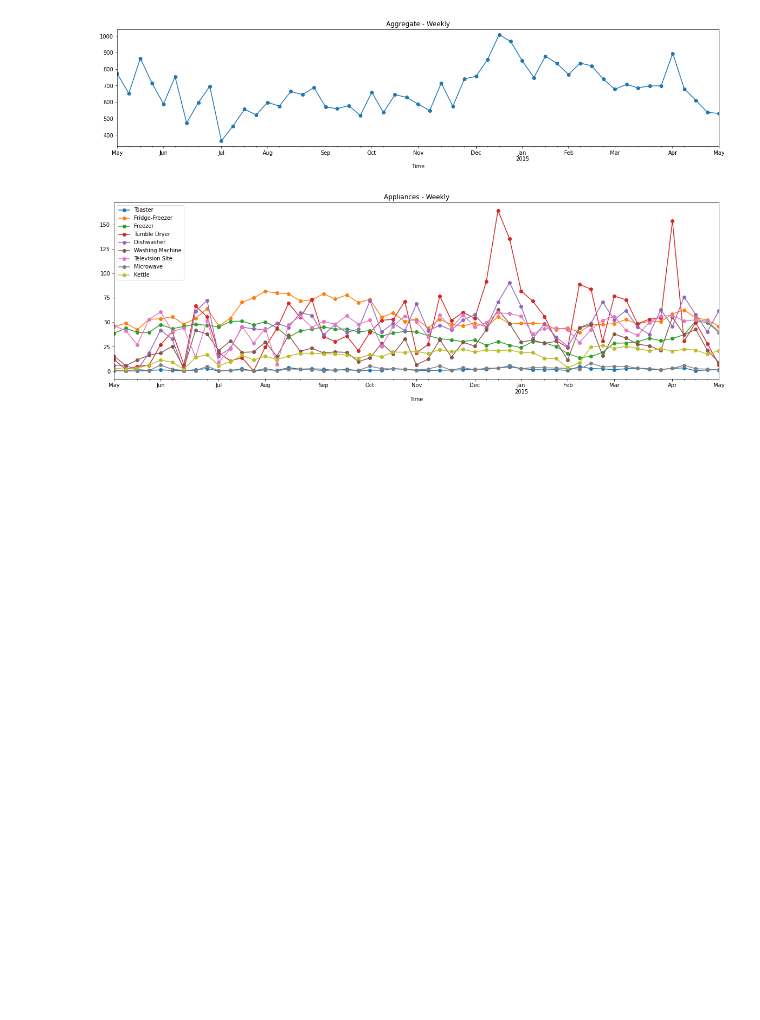
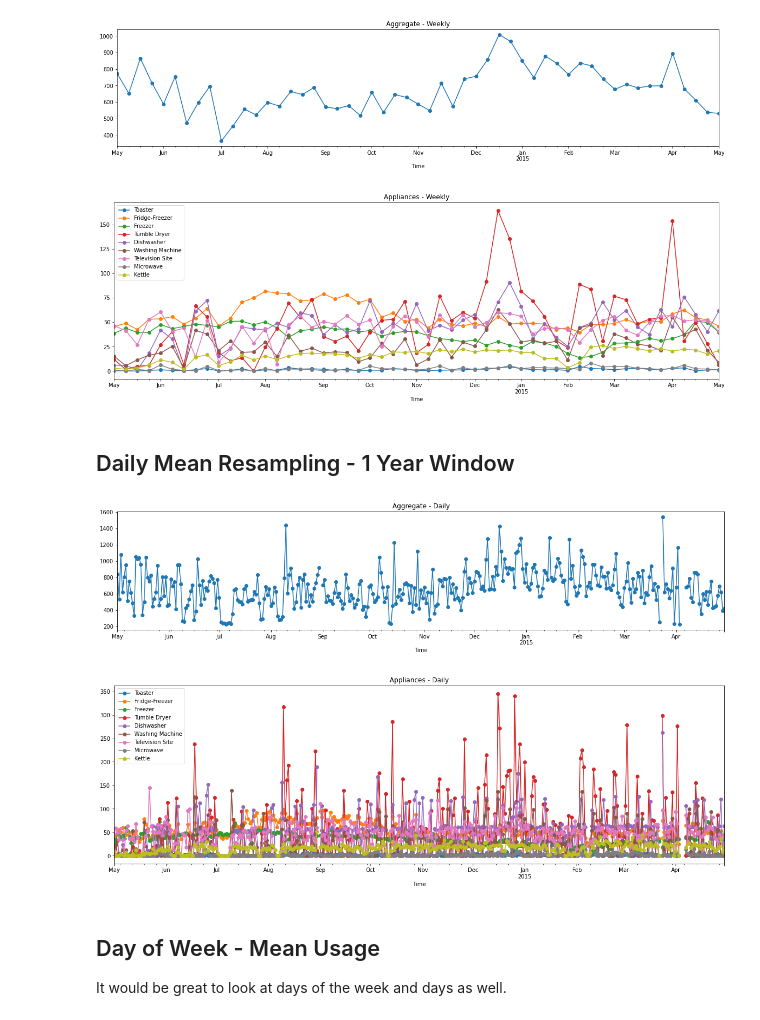
Before and after one commit to JessicaFB/SmartHouse_HackfromHome2021, a Jupyter notebook: SmartHouse_EDA.ipynb, the cells around one changed output. Drawn from its saved outputs; the diff is of its cells as text; code cells hidden in the pictures; blank space fills up the shorter version.

```diff
--- a/SmartHouse_EDA.ipynb
+++ b/SmartHouse_EDA.ipynb
@@ -325,3 +327,22 @@ plt.show()
 # %% [output]
 [figure]
 [figure]
+# %% [markdown]
+## Daily Mean Resampling - 1 Year Window
+# %%
+# Daily mean consumption totals
+ts_aggregate['2014-05-01':'2015-04-30'].resample("D").mean().plot(style="-o", figsize=(20, 4))
+plt.title('Aggregate - Daily')
+plt.show()
+
+# Daily mean consumption by appliance
+ts_appliances['2014-05-01':'2015-04-30'].resample("D").mean().plot(style="-o", figsize=(20, 6))
+plt.title('Appliances - Daily')
+plt.show()
+# %% [output]
+[figure, added]
+[figure, added]
+# %% [markdown]
+## Day of Week - Mean Usage
+
+It would be great to look at days of the week and days as well.
```
Also changed, not shown: parts of 13 cells of this notebook.
